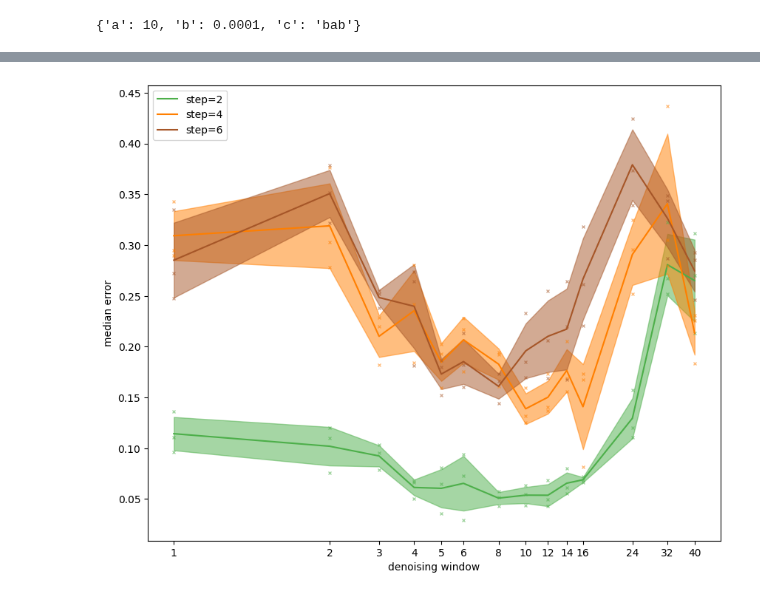
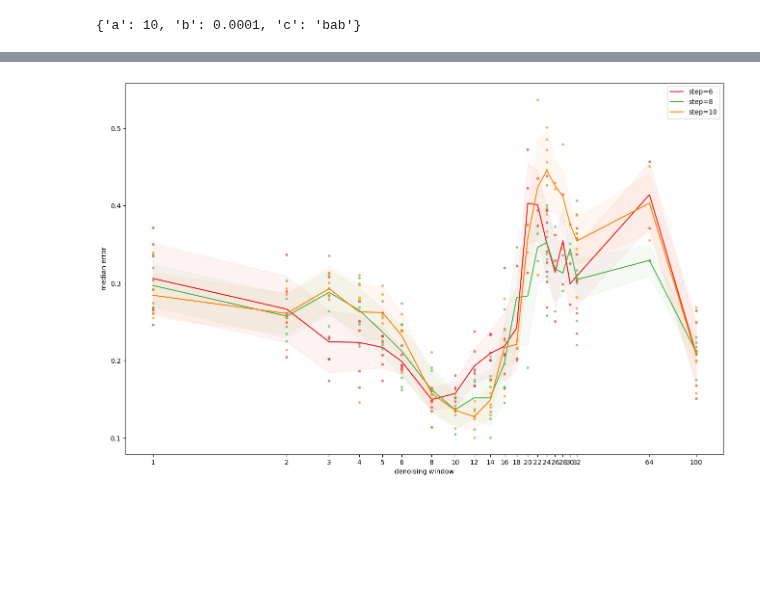
Before and after one commit to msh2481/gud, a Jupyter notebook: report.ipynb, the cells around one changed output, grey strips where cells are left out. Drawn from its saved outputs; the diff is of its cells as text; code cells hidden in the pictures; blank space fills up the shorter version.

Commit message:
visualization

```diff
--- a/report.ipynb
+++ b/report.ipynb
@@ -58,29 +62,5 @@ for exp in loader.find_all():
     except Exception:
         continue
-# %%
-from collections import defaultdict
-from pprint import pprint
-
-lists = defaultdict(list)
-names = ["slope"]  # , "fixed-steps"]
-
-for exp in loader.find_all():
-    notes = exp.meta["comment"]
-    if not any(name in notes for name in names):
-        continue
-
-    try:
-        params = parse_params(notes)
-        step = params["step"]
-        w = params.get("w", None)
-        if params["k"] == "AR":
-            w = 1
-        elif params["k"] == "D":
-            w = 40
-        value = min(exp.metrics["q50"])
-        lists[(step, w)].append(value)
-    except Exception:
-        continue
 # %%
 lists
 # %% [output]
@@ -105,40 +85,47 @@ defaultdict(list,
 import matplotlib.pyplot as plt
 import numpy as np
 
-plt.figure(figsize=(10, 8))
+plt.figure(figsize=(16, 10))
 plt.xscale("symlog")
 ws = sorted(list(set([w for (step, w) in lists])))
 steps = sorted(list(set([step for (step, w) in lists])))
-colors = plt.cm.Set1(np.linspace(0.3, 0.7, len(steps)))
+colors = plt.cm.Set1(np.linspace(0.1, 0.9, len(steps)))
+
+steps = [6, 8, 10]
 
 for step, color in zip(steps, colors):
     # Collect and compute statistics for each window size
     means, stds, xs = [], [], []
     for w in ws:
         cur = lists[(step, w)]
-        cur = [x for x in cur if x < 2]
+        cur = [x for x in cur if x < 0.6]
         if len(cur) > 0:
             means.append(np.mean(cur))
             stds.append(np.std(cur))
             xs.append(w)
-            plt.plot([w] * len(cur), cur, "x", ms=3, alpha=0.5, color=color)
+            plt.plot([w] * len(cur), cur, "o", ms=3, alpha=0.5, color=color)
 
     if len(xs) == 0:
         continue
 
     # Convert to arrays
     means = np.array(means)
     stds = np.array(stds)
+    # Smooth means and stds with gaussian filter
+    from scipy.ndimage import gaussian_filter1d
+
+    means = gaussian_filter1d(means, sigma=0.01)
+    stds = gaussian_filter1d(stds, sigma=1.0)
     xs = np.array(xs)
 
     # Plot mean line and std area
     plt.plot(xs, means, "-", label=f"step={step}", color=color)
-    plt.fill_between(xs, means - stds, means + stds, alpha=0.5, color=color)
+    plt.fill_between(xs, means - stds, means + stds, alpha=0.05, color=color)
 
 plt.xticks(ws, [str(w) for w in ws])
 plt.xlabel("denoising window")
 plt.ylabel("median error")
 plt.legend()
 plt.show()
 # %% [output]
-[figure, old version]
+[figure, new version]
```
Also changed, not shown: parts of 4 cells of this notebook, 4 other files.
